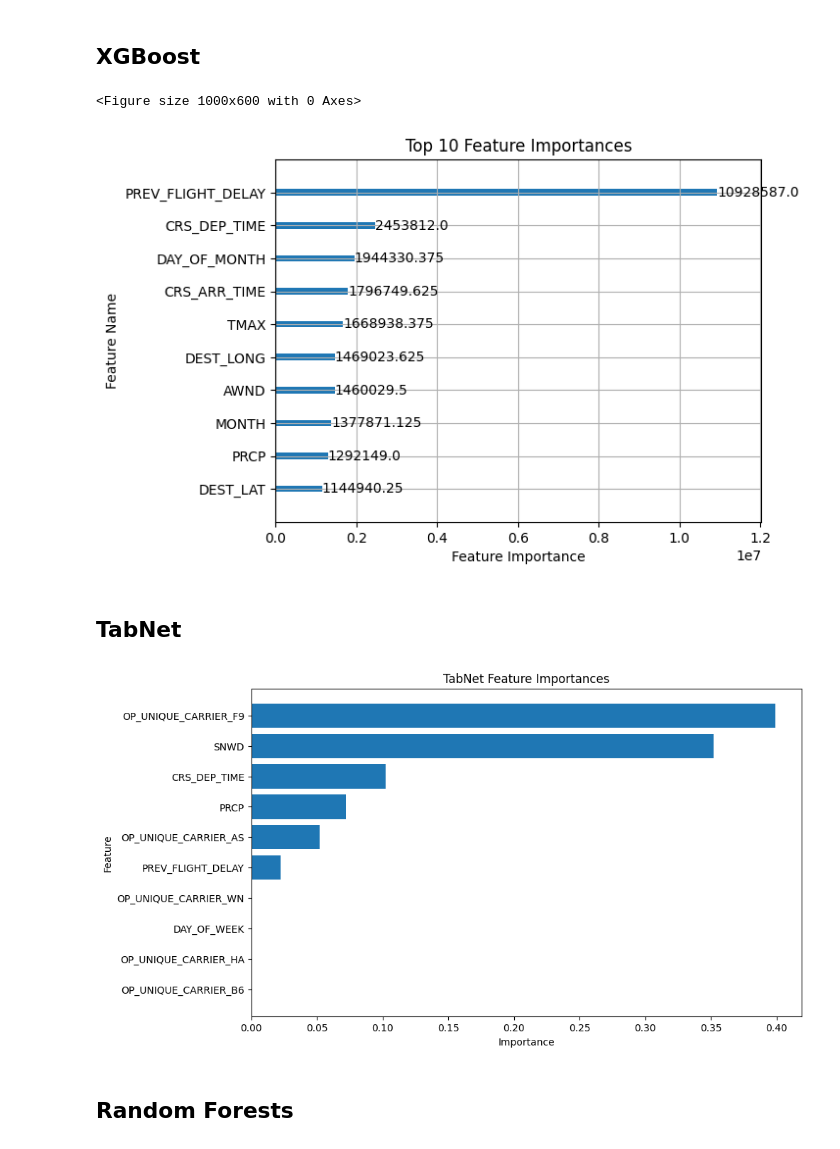
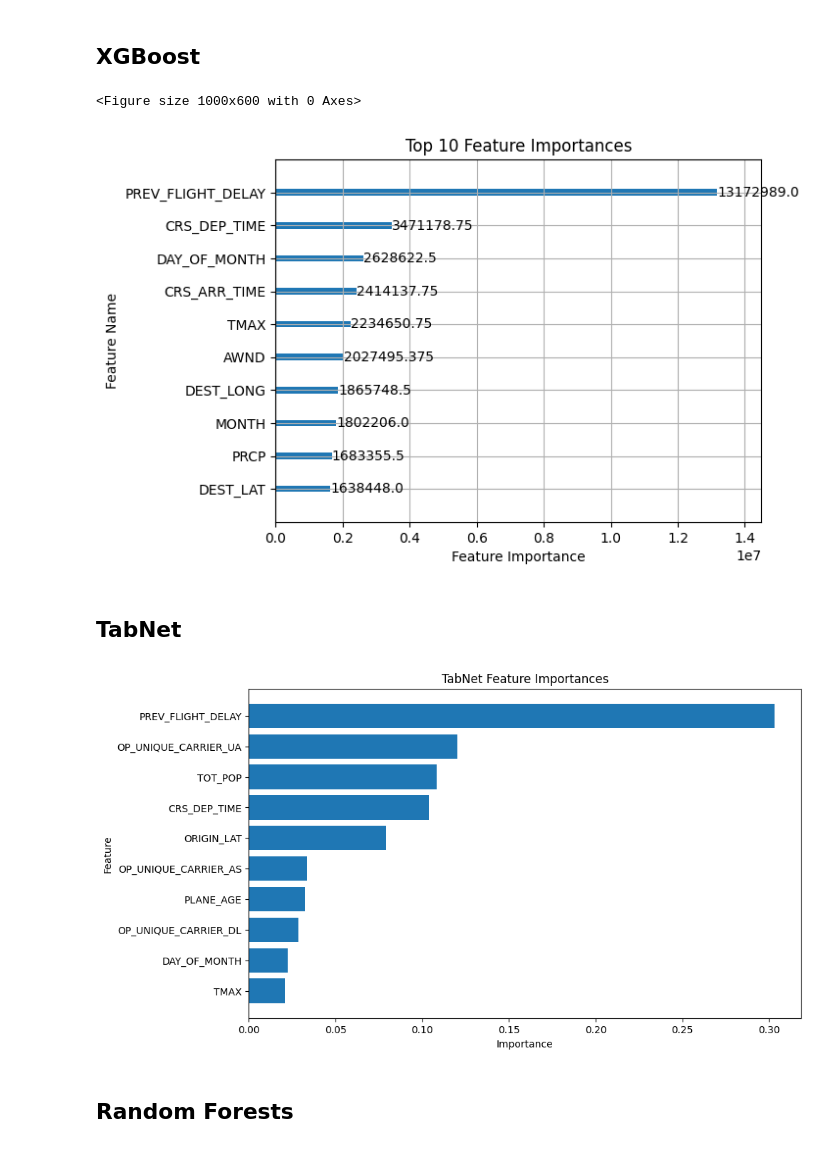
Before and after one commit to rvloenhout/DSS_Master_Thesis, a Jupyter notebook: _3. Evaluation/4. Disparate_group_analysis.ipynb, the cells around one changed output. Drawn from its saved outputs; the diff is of its cells as text; code cells hidden in the pictures.

```diff
--- a/_3. Evaluation/4. Disparate_group_analysis.ipynb
+++ b/_3. Evaluation/4. Disparate_group_analysis.ipynb
@@ -122,7 +122,7 @@ plt.show()
 # %% [markdown]
 ## XGBoost
 # %%
-xgb_class_tuned_ros = joblib.load(path_model + "XGBoost_tuned_ROS.joblib")
+xgb_class_tuned_ros = joblib.load(path_model + "XGBoost_tuned_ROSRUS.joblib")
 
 plt.figure(figsize=(10, 6))
 plot_importance(xgb_class_tuned_ros.get_booster().get_score(importance_type='total_gain'), max_num_features=10)
@@ -132,24 +132,24 @@ plt.title('Top 10 Feature Importances')
 plt.show()
 # %% [output]
 <Figure size 1000x600 with 0 Axes>
-[figure, old version]
+[figure, new version]
 # %% [markdown]
 ## TabNet
 # %%
 import torch
-tabnet_tuned_rosrus = torch.load(path_model + "TabNet_baseline.pt", map_location=torch.device('cpu'))
+tabnet_tuned_rosrus = torch.load(path_model + "TabNet_tuned_ROSRUS.pt", map_location=torch.device('cpu'))
 feature_importance_df = pd.DataFrame({'Feature': X_test.columns, 'Importance': tabnet_tuned_rosrus.feature_importances_})
 feature_importance_df = feature_importance_df.sort_values(by='Importance', ascending=False)
 top_10_features = feature_importance_df.head(10)[::-1]
 
 plt.figure(figsize=(10, 6))
 plt.barh(top_10_features['Feature'], top_10_features['Importance'])
 plt.xlabel('Importance')
 plt.ylabel('Feature')
 plt.title('TabNet Feature Importances')
 plt.show()
 # %% [output]
-[figure, old version]
+[figure, new version]
 # %% [markdown]
 ## Random Forests
 # %%
```
Also changed, not shown: parts of 4 cells of this notebook, 6 other files.
